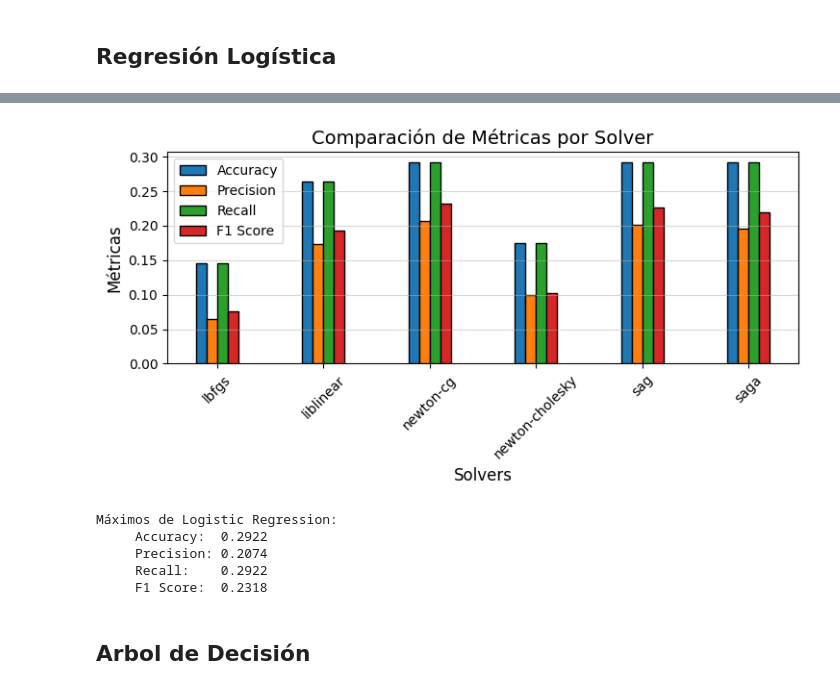
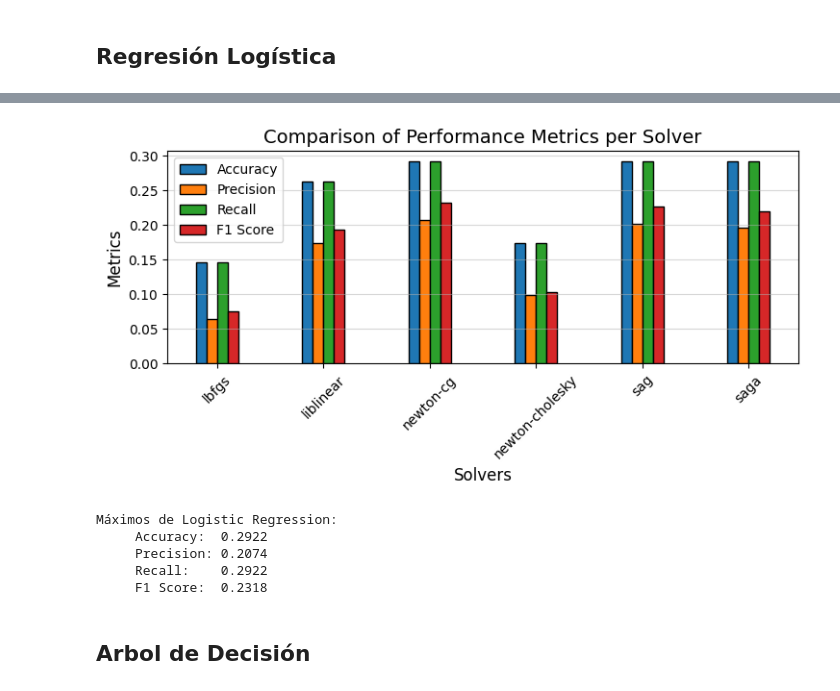
Before and after one commit to BobCortesP/ProyectoML, a Jupyter notebook: ultimoIntento.ipynb, the cells around one changed output, grey strips where cells are left out. Drawn from its saved outputs; the diff is of its cells as text; code cells hidden in the pictures.

```diff
--- a/ultimoIntento.ipynb
+++ b/ultimoIntento.ipynb
@@ -234,36 +279,36 @@ for solver in solvers:
 # %%
 # Se ingresan manualmente los resultados de los modelos aquí por falta de tiempo, disculpas :/
-accuracies = [0.14609126282278034,0.26353024407499115,0.2921825256455607,0.17474354439334985,0.2918287937743191,0.2918287937743191]
-precisions = [0.06412400244874028,0.1740719611402245,0.20741501995725517,0.09975526028754823,0.20113981741556664,0.19585371236118773]
-recalls = [0.14609126282278034,0.26353024407499115,0.2921825256455607,0.17474354439334985,0.2918287937743191,0.2918287937743191]
-f1_scores = [0.07593218173044855,0.19321956207454585,0.2318244500684546,0.10302636562228128,0.22658267163396903,0.219509092833085]
+accuracies = [0.14609126282278034, 0.26353024407499115, 0.2921825256455607,  0.17474354439334985, 0.2918287937743191,  0.2918287937743191 ]
+precisions = [0.06412400244874028, 0.1740719611402245,  0.20741501995725517, 0.09975526028754823, 0.20113981741556664, 0.19585371236118773]
+recalls =    [0.14609126282278034, 0.26353024407499115, 0.2921825256455607 , 0.17474354439334985, 0.2918287937743191,  0.2918287937743191 ]
+f1_scores =  [0.07593218173044855, 0.19321956207454585, 0.2318244500684546 , 0.10302636562228128, 0.22658267163396903, 0.219509092833085  ]
 
 x = np.arange(len(solvers))
 width = 0.1
 
 plt.figure(figsize=(7.5, 4))
 plt.bar(x - 1.5 * width, accuracies, width, label='Accuracy', edgecolor='black')
 plt.bar(x - 0.5 * width, precisions, width, label='Precision', edgecolor='black')
 plt.bar(x + 0.5 * width, recalls, width, label='Recall', edgecolor='black')
 plt.bar(x + 1.5 * width, f1_scores, width, label='F1 Score', edgecolor='black')
 
 plt.xticks(x, solvers, rotation=45)
 plt.xlabel('Solvers', fontsize=12)
-plt.ylabel('Métricas', fontsize=12)
-plt.title('Comparación de Métricas por Solver', fontsize=14)
+plt.ylabel('Metrics', fontsize=12)
+plt.title('Comparison of Performance Metrics per Solver', fontsize=14)
 plt.legend()
 plt.grid(axis='y', alpha=0.5)
 plt.tight_layout()
 plt.show()
 
 maximos = [max(accuracies), precisions[accuracies.index(max(accuracies))], recalls[accuracies.index(max(accuracies))], f1_scores[accuracies.index(max(accuracies))]]
 print("Máximos de Logistic Regression:")
 print("     Accuracy: ", round(maximos[0],4))
 print("     Precision:", round(maximos[1],4))
 print("     Recall:   ", round(maximos[2],4))
 print("     F1 Score: ", round(maximos[3],4))
 # %% [output]
-[figure, old version]
+[figure, new version]
 Máximos de Logistic Regression:
      Accuracy:  0.2922
      Precision: 0.2074
```
Also changed, not shown: parts of 47 cells of this notebook.
